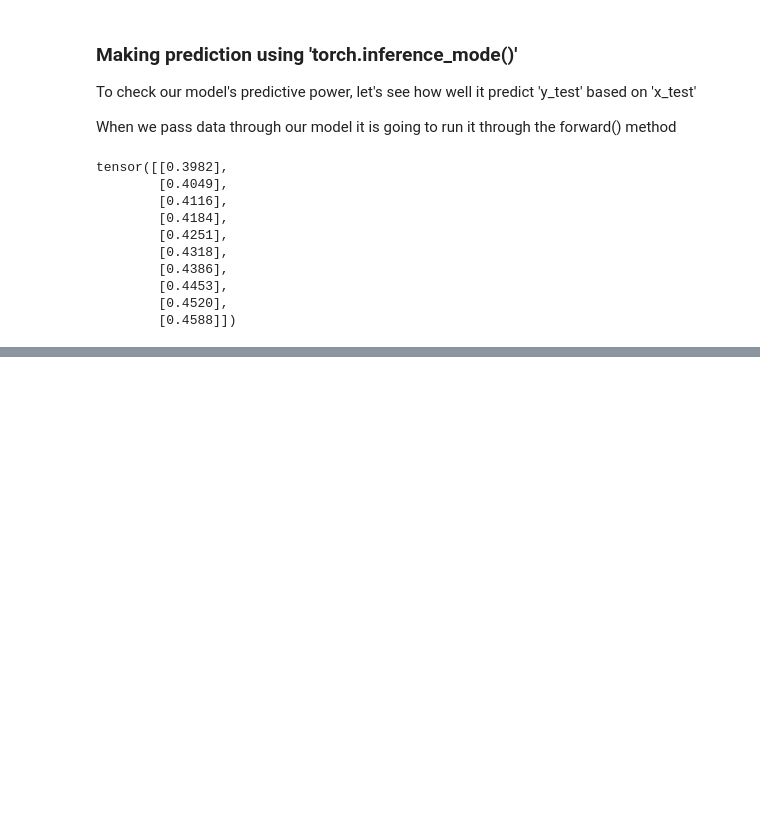
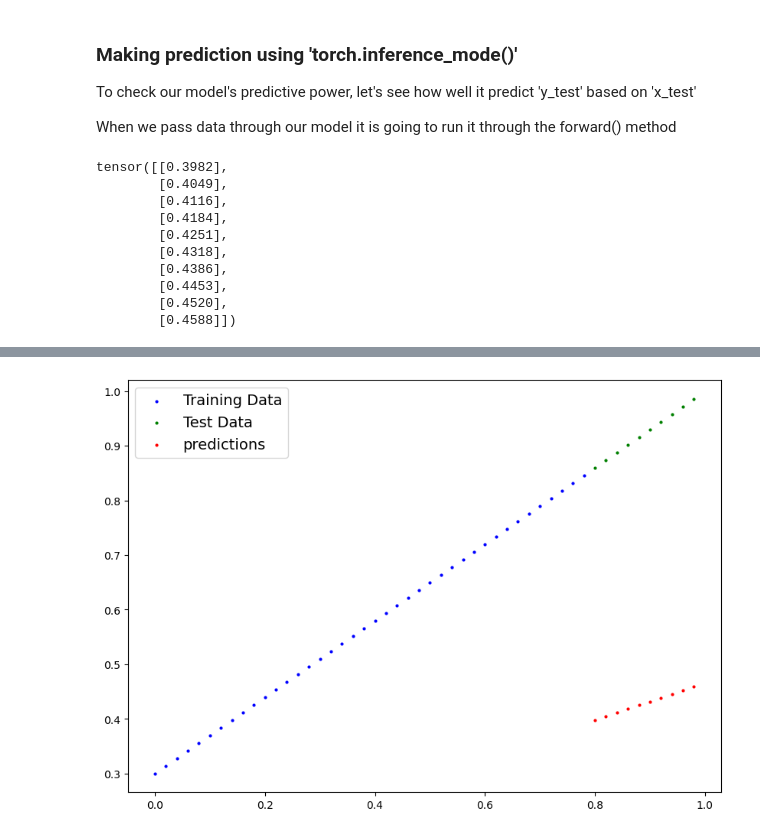
Before and after one commit to BlazeIngithub/BlazeIngithub, a Jupyter notebook: 01_Pytorch_workflow.ipynb, the cells around one changed output, grey strips where cells are left out. Cells and saved outputs as stored; diff of their text form; code cells hidden in the pictures; blank space fills up the shorter version.

```diff
--- a/01_Pytorch_workflow.ipynb
+++ b/01_Pytorch_workflow.ipynb
@@ -214,0 +388,4 @@ tensor([[0.3982],
+# %%
+plot_predictions(predictions= y_preds);
+# %% [output]
+[figure, added]
```
Also changed, not shown: parts of 50 cells of this notebook.
